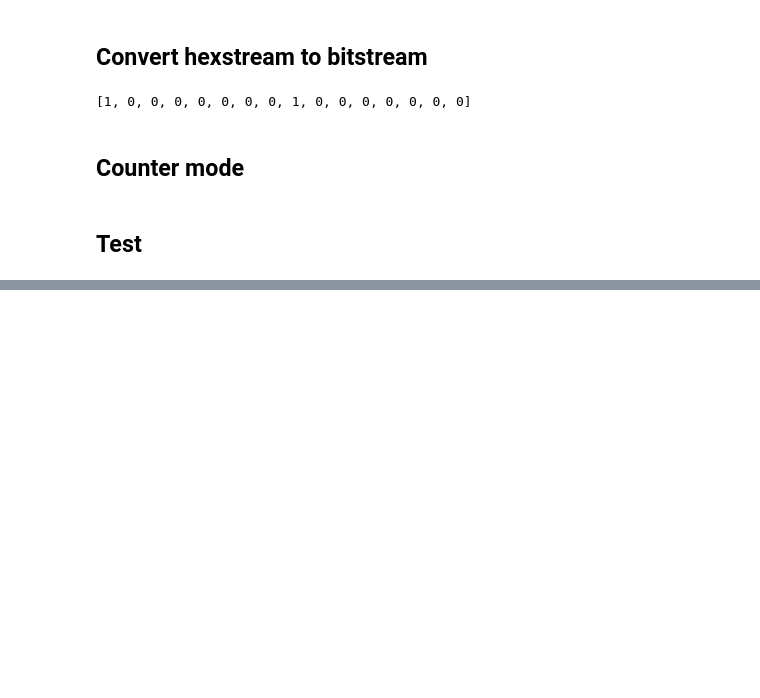
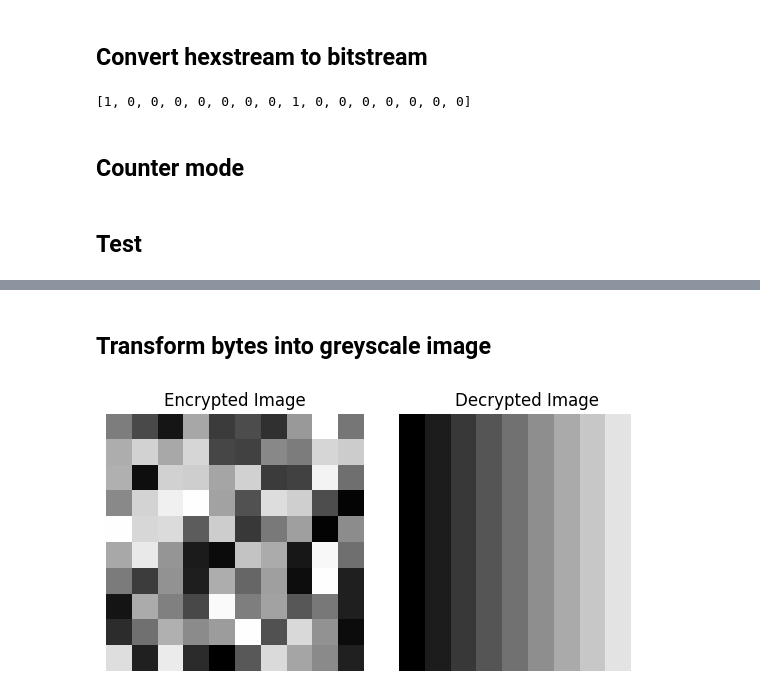
Before and after one commit to Nesbocaj20/AES_Project, a Jupyter notebook: AES.ipynb, the cells around one changed output, grey strips where cells are left out. Saved outputs shown, nothing was run; the diff lists cells and outputs as text; code cells hidden in the pictures; blank space fills up the shorter version.

```diff
--- a/AES.ipynb
+++ b/AES.ipynb
@@ -375,0 +458,13 @@ Message: Brian, top marks for not trying
+# %%
+# Encrypt the grayscale byte array using AES in CTR mode
+cypherImageBytes = counterMode(byte_array, testKey, 1)
+
+# Print the encrypted byte values
+print("Cipher image bytes:\n", cypherImageBytes)
+print()
+
+# Decrypt the image by reapplying AES CTR with the same key and nonce
+decryptedText = counterMode(cypherImageBytes, testKey, 1)
+
+# Print the decrypted byte values (should match the original image)
+print("Decrypted image bytes:\n", decryptedText)
@@ -375,0 +487,32 @@ Message: Brian, top marks for not trying
+# %% [markdown]
+## Transform bytes into greyscale image
+# %%
+# Assume known image dimensions
+
+# Adjust this to match the original image dimensions
+shape = (10, 10)
+
+# Reconstruct images from byte arrays
+encrypted_restored_image = byteArrayToGrayscaleImage(cypherImageBytes, shape)
+restored_image = byteArrayToGrayscaleImage(byte_array, shape)
+
+# Plot side by side
+import matplotlib.pyplot as plt
+
+# 1 row, 2 columns
+fig, ax = plt.subplots(1, 2, figsize=(6, 3))
+
+# Left: encrypted image
+ax[0].imshow(encrypted_restored_image, cmap='gray')
+ax[0].set_title("Encrypted Image")
+ax[0].axis('off')
+
+# Right: decrypted (original) image
+ax[1].imshow(restored_image, cmap='gray')
+ax[1].set_title("Decrypted Image")
+ax[1].axis('off')
+
+plt.tight_layout()
+plt.show()
+# %% [output]
+[figure, added]
```
Also changed, not shown: parts of 10 cells of this notebook, 2 other files.
